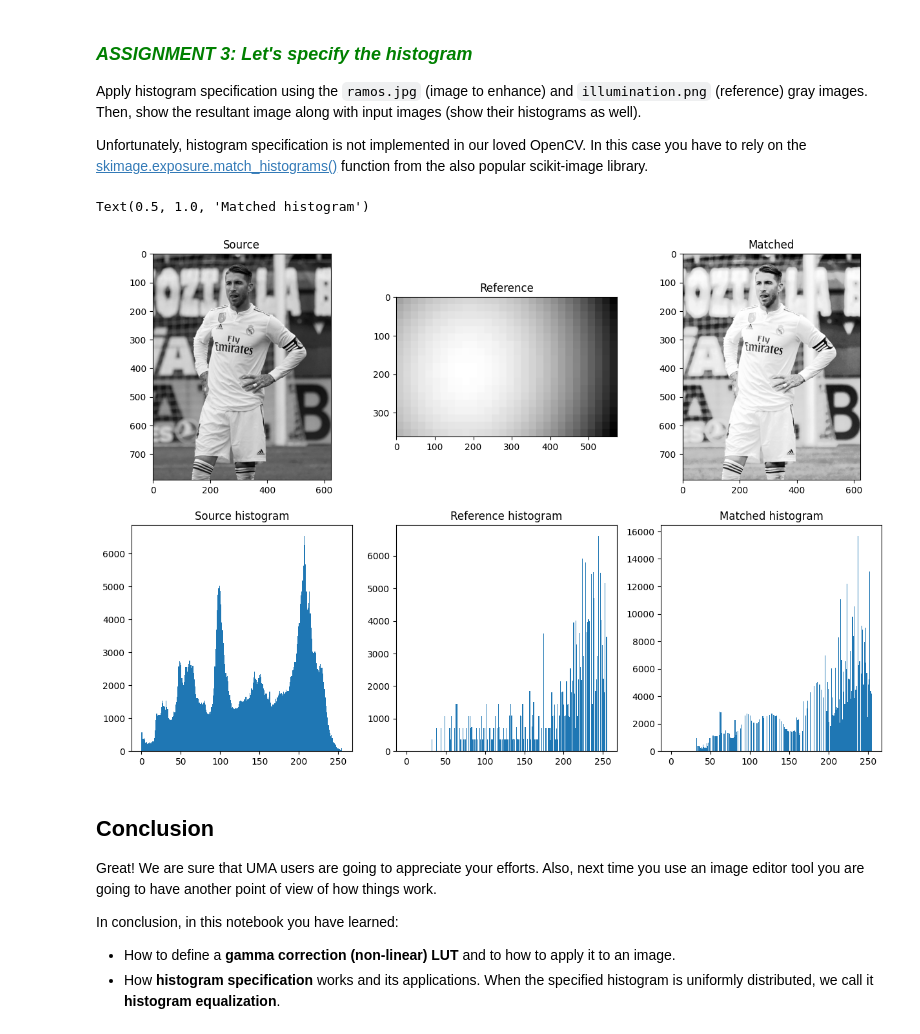
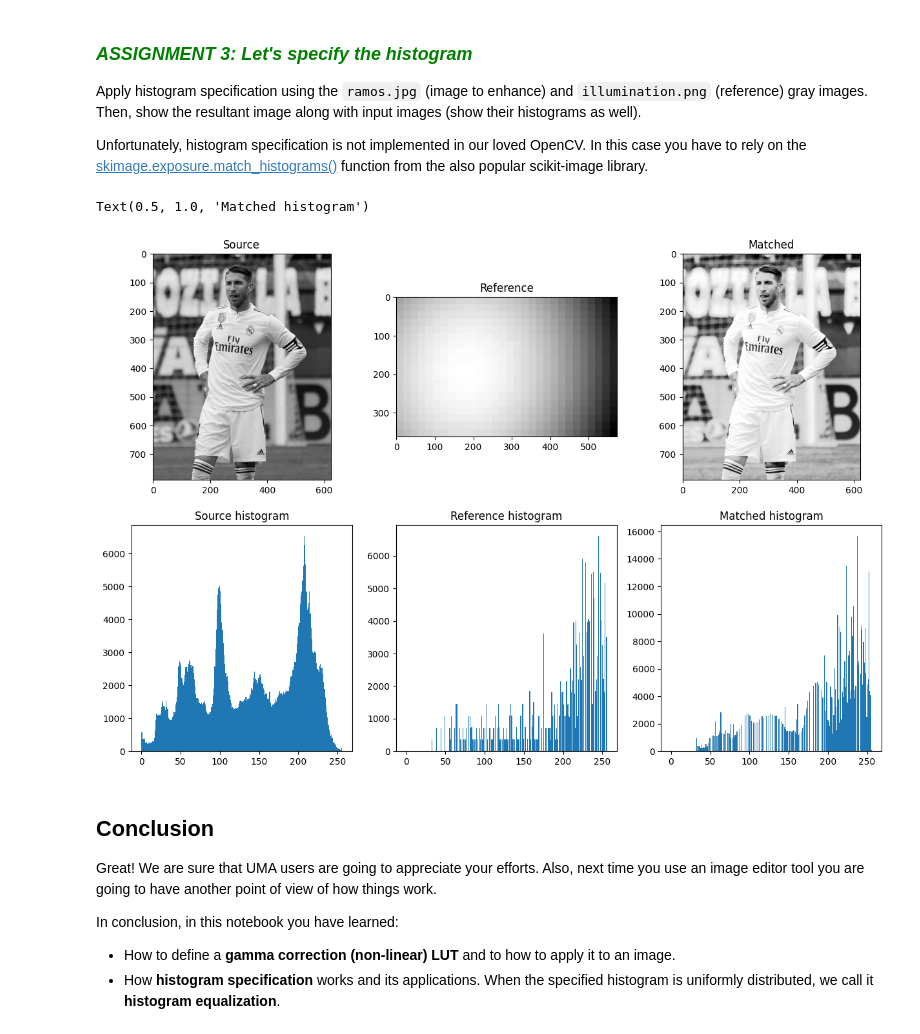
Before and after one commit to arrozet/practicas_cv_2025, a Jupyter notebook: Chapter 02. Image processing/2.3 Image enhancement.ipynb, the cells around one changed output. Drawn from its saved outputs; the diff is of its cells as text; code cells hidden in the pictures.

```diff
--- a/Chapter 02. Image processing/2.3 Image enhancement.ipynb
+++ b/Chapter 02. Image processing/2.3 Image enhancement.ipynb
@@ -334,37 +334,37 @@ from skimage.exposure import match_histograms
 matplotlib.rcParams['figure.figsize'] = (15.0, 10.0)
 
 image = cv2.imread(images_path + "ramos.jpg",0)
 reference = cv2.imread(images_path + "illumination.png",0)
 
 matched = match_histograms(image, reference)
 
 # Plot results
 plt.subplot(231)
 plt.imshow(image, cmap='gray')
 plt.title('Source')
 
 plt.subplot(232)
 plt.imshow(reference, cmap='gray')
 plt.title('Reference')
 
 plt.subplot(233)
 plt.imshow(matched, cmap='gray')
 plt.title('Matched')
 
 plt.subplot(234)
-plt.hist(image.ravel(),bins=256,range=[0,255])
+plt.hist(image.ravel(),bins=256,range=[0,256])
 plt.title('Source histogram')
 
 plt.subplot(235)
-plt.hist(reference.ravel(),bins=256,range=[0,255])
+plt.hist(reference.ravel(),bins=256,range=[0,256])
 plt.title('Reference histogram')
 
 plt.subplot(236)
-plt.hist(matched.ravel(),bins=256,range=[0,255])
+plt.hist(matched.ravel(),bins=256,range=[0,256])
 plt.title('Matched histogram')
 # %% [output]
 Text(0.5, 1.0, 'Matched histogram')
-[figure, old version]
+[figure, new version]
 # %% [markdown]
 ## Conclusion
 
```
Also changed, not shown: parts of 2 cells of this notebook, 51 other files.
